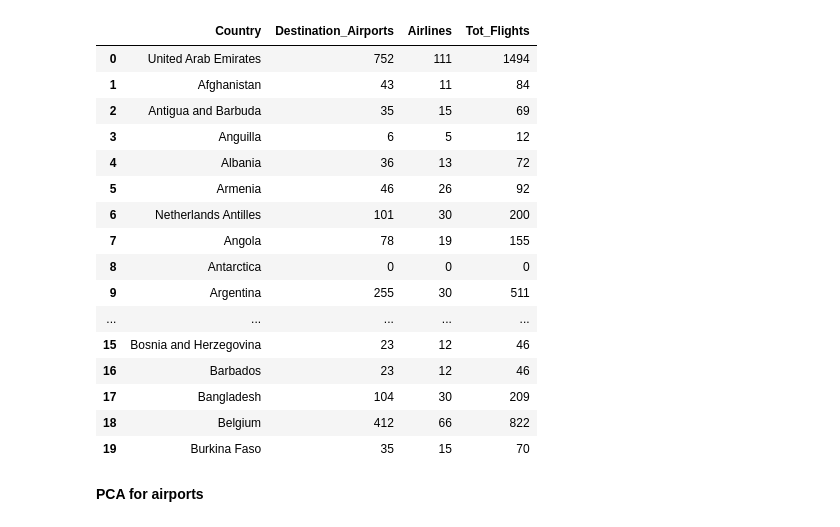
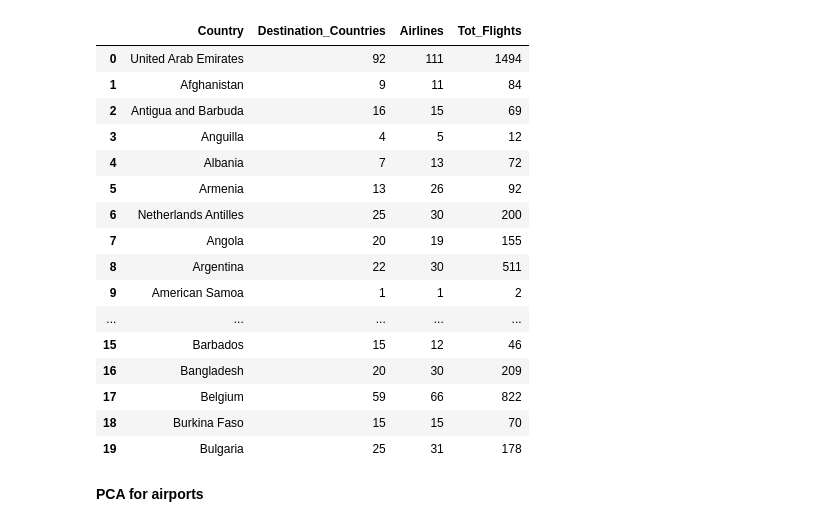
Before and after one commit to gianluca-maselli/Traffic-Airline-Analyzer, a Jupyter notebook: PCAscript.ipynb, the cells around one changed output. Saved outputs shown, nothing was run; the diff lists cells and outputs as text; code cells hidden in the pictures.

```diff
--- a/PCAscript.ipynb
+++ b/PCAscript.ipynb
@@ -52,27 +52,27 @@ centroids.plot(ax = base, marker = 'o', color = 'red', markersize = 5)
 # %%
 #airports data
 data = pd.read_csv('/content/drive/MyDrive/dataPCA.csv', sep=';')
 #countries data
-data2 = pd.read_csv('/content/drive/MyDrive/dataPCA_countries.csv', sep=';')
+data2 = pd.read_csv('/content/drive/MyDrive/dataPCA_countries2.csv', sep=';')
 data2.head(20)
 # %% [output]
-|  | Country | Destination_Airports | Airlines | Tot_Flights |
-| 0 | United Arab Emirates | 752 | 111 | 1494 |
-| 1 | Afghanistan | 43 | 11 | 84 |
-| 2 | Antigua and Barbuda | 35 | 15 | 69 |
-| 3 | Anguilla | 6 | 5 | 12 |
-| 4 | Albania | 36 | 13 | 72 |
-| 5 | Armenia | 46 | 26 | 92 |
-| 6 | Netherlands Antilles | 101 | 30 | 200 |
-| 7 | Angola | 78 | 19 | 155 |
-| 8 | Antarctica | 0 | 0 | 0 |
-| 9 | Argentina | 255 | 30 | 511 |
+|  | Country | Destination_Countries | Airlines | Tot_Flights |
+| 0 | United Arab Emirates | 92 | 111 | 1494 |
+| 1 | Afghanistan | 9 | 11 | 84 |
+| 2 | Antigua and Barbuda | 16 | 15 | 69 |
+| 3 | Anguilla | 4 | 5 | 12 |
+| 4 | Albania | 7 | 13 | 72 |
+| 5 | Armenia | 13 | 26 | 92 |
+| 6 | Netherlands Antilles | 25 | 30 | 200 |
+| 7 | Angola | 20 | 19 | 155 |
+| 8 | Argentina | 22 | 30 | 511 |
+| 9 | American Samoa | 1 | 1 | 2 |
 | ... | ... | ... | ... | ... |
-| 15 | Bosnia and Herzegovina | 23 | 12 | 46 |
-| 16 | Barbados | 23 | 12 | 46 |
-| 17 | Bangladesh | 104 | 30 | 209 |
-| 18 | Belgium | 412 | 66 | 822 |
-| 19 | Burkina Faso | 35 | 15 | 70 |
+| 15 | Barbados | 15 | 12 | 46 |
+| 16 | Bangladesh | 20 | 30 | 209 |
+| 17 | Belgium | 59 | 66 | 822 |
+| 18 | Burkina Faso | 15 | 15 | 70 |
+| 19 | Bulgaria | 25 | 31 | 178 |
 # %% [markdown]
 **PCA for airports**
 # %%
```
Also changed, not shown: parts of 2 cells of this notebook.
